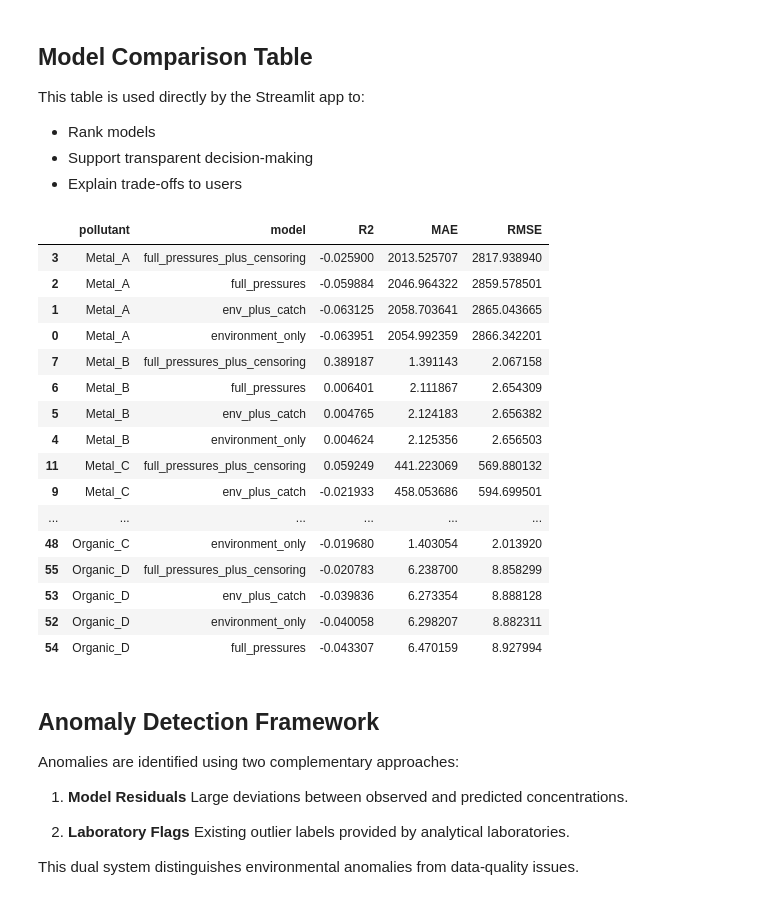
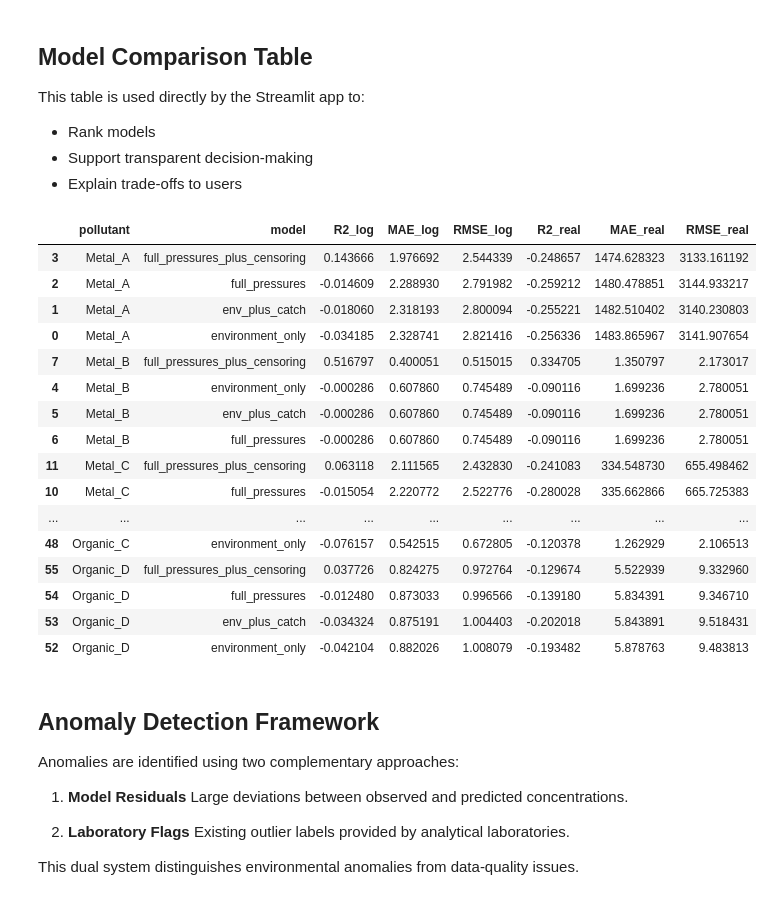
Before and after one commit to Euchie23/GeoTentacles, a Jupyter notebook: notebooks/marine_toxic_tide/toxic_tide_mapping.ipynb, the cells around one changed output. Saved outputs shown, nothing was run; the diff lists cells and outputs as text; code cells hidden in the pictures.

```diff
--- a/notebooks/marine_toxic_tide/toxic_tide_mapping.ipynb
+++ b/notebooks/marine_toxic_tide/toxic_tide_mapping.ipynb
@@ -196,7 +207,7 @@ Lagged variables represent recent historical exposure.
 catch = catch.sort_values(["Year", "Month"])
 print(catch.head())
 
-for col in ["WaterTemp", "SSH", "Chlor_a_mg_m3", "SqCatch_Kg"]:
+for col in ["WaterTemp", "SSH", "Depth", "Chlor_a_mg_m3", "SqCatch_Kg"]:
     catch[f"{col}_lag1"] = catch[col].shift(1)
 # %% [output]
    Year  Month  WaterTemp       Depth     SSH  Chlor_a_mg_m3    SqCatch_Kg  \
@@ -451,10 +462,14 @@ model_dir.mkdir(exist_ok=True)
 
 tscv = TimeSeriesSplit(n_splits=5)
 
+# Ensure Depth_lag1 is included
+for col in ["WaterTemp", "SSH", "Depth", "Chlor_a_mg_m3", "SqCatch_Kg"]:
+    catch[f"{col}_lag1"] = catch[col].shift(1)
+
 for pollutant in final_df["pollutant"].unique():
 
     df_p = final_df[final_df["pollutant"] == pollutant].copy()
-    y = df_p["concentration"]
+    y = df_p["log_concentration"]
 
     for model_name, features in FEATURE_SETS.items():
 
@@ -467,23 +482,36 @@ for pollutant in final_df["pollutant"].unique():
         ])
 
         r2s, maes, rmses = [], [], []
+        r2s_real, maes_real, rmses_real = [], [], []
 
         for train_idx, test_idx in tscv.split(X):
             pipeline.fit(X.iloc[train_idx], y.iloc[train_idx])
             preds = pipeline.predict(X.iloc[test_idx])
 
+            # Log-scale metrics
             r2s.append(r2_score(y.iloc[test_idx], preds))
             maes.append(mean_absolute_error(y.iloc[test_idx], preds))
             rmses.append(np.sqrt(mean_squared_error(y.iloc[test_idx], preds)))
 
+            # Real-scale metrics
+            preds_real = np.expm1(preds)
+            y_real = np.expm1(y.iloc[test_idx])
+            r2s_real.append(r2_score(y_real, preds_real))
+            maes_real.append(mean_absolute_error(y_real, preds_real))
+            rmses_real.append(np.sqrt(mean_squared_error(y_real, preds_real)))
+
         results.append({
             "pollutant": pollutant,
             "model": model_name,
-            "R2": np.mean(r2s),
-            "MAE": np.mean(maes),
-            "RMSE": np.mean(rmses)
+            "R2_log": np.mean(r2s),
+            "MAE_log": np.mean(maes),
+            "RMSE_log": np.mean(rmses),
+            "R2_real": np.mean(r2s_real),
+            "MAE_real": np.mean(maes_real),
+            "RMSE_real": np.mean(rmses_real)
         })
 
+        # Fit final model on all data and save
         pipeline.fit(X, y)
         joblib.dump(
             pipeline,
@@ -521,26 +549,26 @@ This table is used directly by the Streamlit app to:
 # %%
 results_df = pd.DataFrame(results)
 results_df.to_csv("../output/model_comparison_table.csv", index=False)
 
-results_df.sort_values(["pollutant", "R2"], ascending=[True, False])
+results_df.sort_values(["pollutant", "R2_log"], ascending=[True, False])
 # %% [output]
-|  | pollutant | model | R2 | MAE | RMSE |
-| 3 | Metal_A | full_pressures_plus_censoring | -0.025900 | 2013.525707 | 2817.938940 |
-| 2 | Metal_A | full_pressures | -0.059884 | 2046.964322 | 2859.578501 |
-| 1 | Metal_A | env_plus_catch | -0.063125 | 2058.703641 | 2865.043665 |
-| 0 | Metal_A | environment_only | -0.063951 | 2054.992359 | 2866.342201 |
-| 7 | Metal_B | full_pressures_plus_censoring | 0.389187 | 1.391143 | 2.067158 |
-| 6 | Metal_B | full_pressures | 0.006401 | 2.111867 | 2.654309 |
-| 5 | Metal_B | env_plus_catch | 0.004765 | 2.124183 | 2.656382 |
-| 4 | Metal_B | environment_only | 0.004624 | 2.125356 | 2.656503 |
-| 11 | Metal_C | full_pressures_plus_censoring | 0.059249 | 441.223069 | 569.880132 |
-| 9 | Metal_C | env_plus_catch | -0.021933 | 458.053686 | 594.699501 |
-| ... | ... | ... | ... | ... | ... |
-| 48 | Organic_C | environment_only | -0.019680 | 1.403054 | 2.013920 |
-| 55 | Organic_D | full_pressures_plus_censoring | -0.020783 | 6.238700 | 8.858299 |
-| 53 | Organic_D | env_plus_catch | -0.039836 | 6.273354 | 8.888128 |
-| 52 | Organic_D | environment_only | -0.040058 | 6.298207 | 8.882311 |
-| 54 | Organic_D | full_pressures | -0.043307 | 6.470159 | 8.927994 |
+|  | pollutant | model | R2_log | MAE_log | RMSE_log | R2_real | MAE_real | RMSE_real |
+| 3 | Metal_A | full_pressures_plus_censoring | 0.143666 | 1.976692 | 2.544339 | -0.248657 | 1474.628323 | 3133.161192 |
+| 2 | Metal_A | full_pressures | -0.014609 | 2.288930 | 2.791982 | -0.259212 | 1480.478851 | 3144.933217 |
+| 1 | Metal_A | env_plus_catch | -0.018060 | 2.318193 | 2.800094 | -0.255221 | 1482.510402 | 3140.230803 |
+| 0 | Metal_A | environment_only | -0.034185 | 2.328741 | 2.821416 | -0.256336 | 1483.865967 | 3141.907654 |
+| 7 | Metal_B | full_pressures_plus_censoring | 0.516797 | 0.400051 | 0.515015 | 0.334705 | 1.350797 | 2.173017 |
+| 4 | Metal_B | environment_only | -0.000286 | 0.607860 | 0.745489 | -0.090116 | 1.699236 | 2.780051 |
+| 5 | Metal_B | env_plus_catch | -0.000286 | 0.607860 | 0.745489 | -0.090116 | 1.699236 | 2.780051 |
+| 6 | Metal_B | full_pressures | -0.000286 | 0.607860 | 0.745489 | -0.090116 | 1.699236 | 2.780051 |
+| 11 | Metal_C | full_pressures_plus_censoring | 0.063118 | 2.111565 | 2.432830 | -0.241083 | 334.548730 | 655.498462 |
+| 10 | Metal_C | full_pressures | -0.015054 | 2.220772 | 2.522776 | -0.280028 | 335.662866 | 665.725383 |
+| ... | ... | ... | ... | ... | ... | ... | ... | ... |
+| 48 | Organic_C | environment_only | -0.076157 | 0.542515 | 0.672805 | -0.120378 | 1.262929 | 2.106513 |
+| 55 | Organic_D | full_pressures_plus_censoring | 0.037726 | 0.824275 | 0.972764 | -0.129674 | 5.522939 | 9.332960 |
+| 54 | Organic_D | full_pressures | -0.012480 | 0.873033 | 0.996566 | -0.139180 | 5.834391 | 9.346710 |
+| 53 | Organic_D | env_plus_catch | -0.034324 | 0.875191 | 1.004403 | -0.202018 | 5.843891 | 9.518431 |
+| 52 | Organic_D | environment_only | -0.042104 | 0.882026 | 1.008079 | -0.193482 | 5.878763 | 9.483813 |
 # %% [markdown]
 ## Anomaly Detection Framework
 
```
Also changed, not shown: parts of 5 cells of this notebook.
